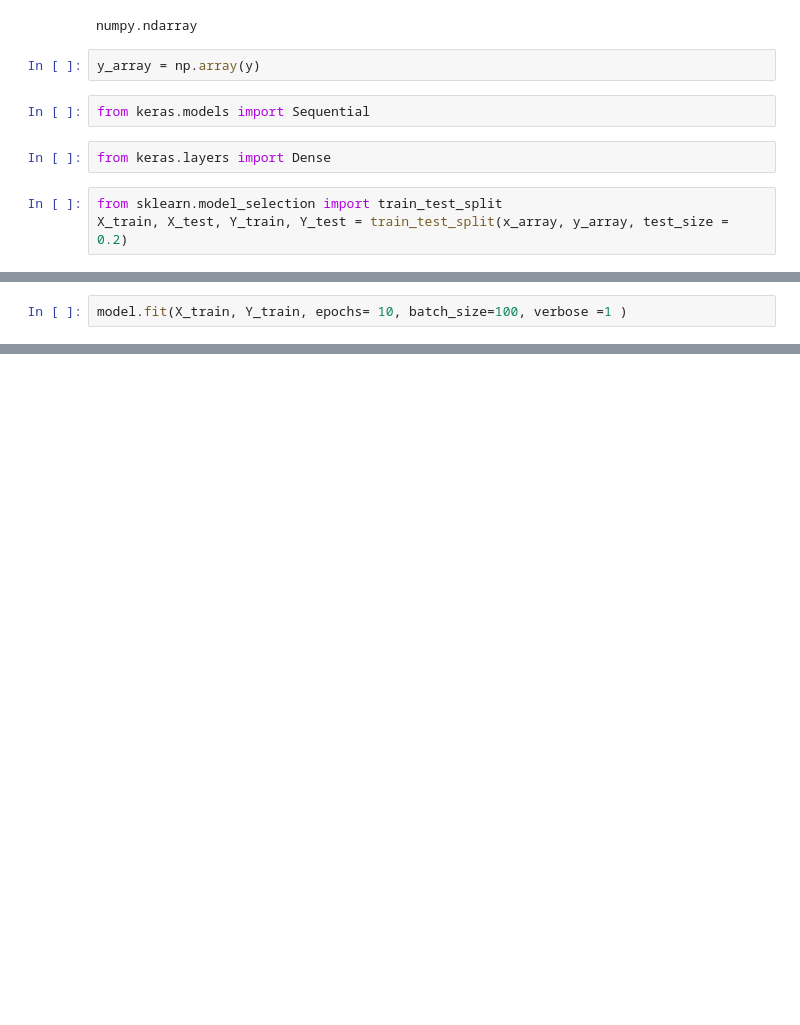
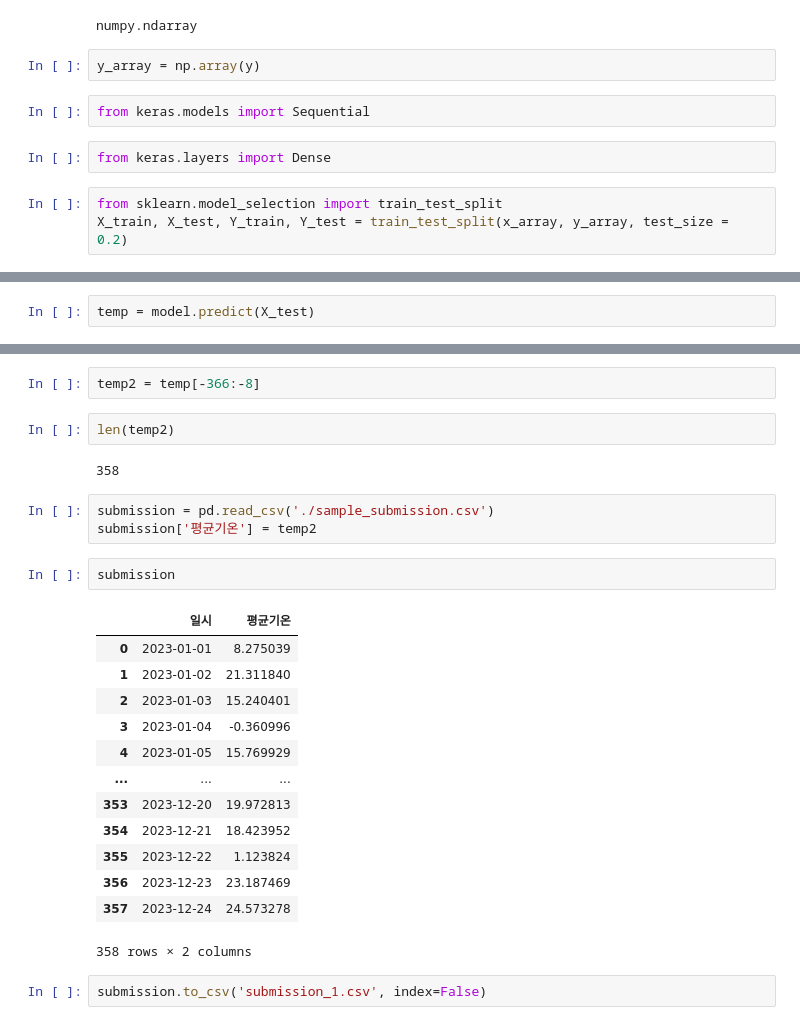
Before and after one commit to ericyun95/daconseoul, a Jupyter notebook: daconseoul.ipynb, the cells around one changed output, grey strips where cells are left out. Saved outputs shown, nothing was run; the diff lists cells and outputs as text; blank space fills up the shorter version.

```diff
--- a/daconseoul.ipynb
+++ b/daconseoul.ipynb
@@ -193,2 +224,0 @@ ValueError: ignored
-# %%
-model.fit(X_train, Y_train, epochs= 10, batch_size=100, verbose =1 )
@@ -196,0 +234,2 @@ ValueError: ignored
+# %%
+temp = model.predict(X_test)
@@ -196,0 +252,27 @@ ValueError: ignored
+# %%
+temp2 = temp[-366:-8]
+# %%
+len(temp2)
+# %% [output]
+358
+# %%
+submission = pd.read_csv('./sample_submission.csv')
+submission['평균기온'] = temp2
+# %%
+submission
+# %% [output]
+|  | 일시 | 평균기온 |
+| 0 | 2023-01-01 | 8.275039 |
+| 1 | 2023-01-02 | 21.311840 |
+| 2 | 2023-01-03 | 15.240401 |
+| 3 | 2023-01-04 | -0.360996 |
+| 4 | 2023-01-05 | 15.769929 |
+| ... | ... | ... |
+| 353 | 2023-12-20 | 19.972813 |
+| 354 | 2023-12-21 | 18.423952 |
+| 355 | 2023-12-22 | 1.123824 |
+| 356 | 2023-12-23 | 23.187469 |
+| 357 | 2023-12-24 | 24.573278 |
+358 rows × 2 columns
+# %%
+submission.to_csv('submission_1.csv', index=False)
```
Also changed, not shown: parts of 21 cells of this notebook.
